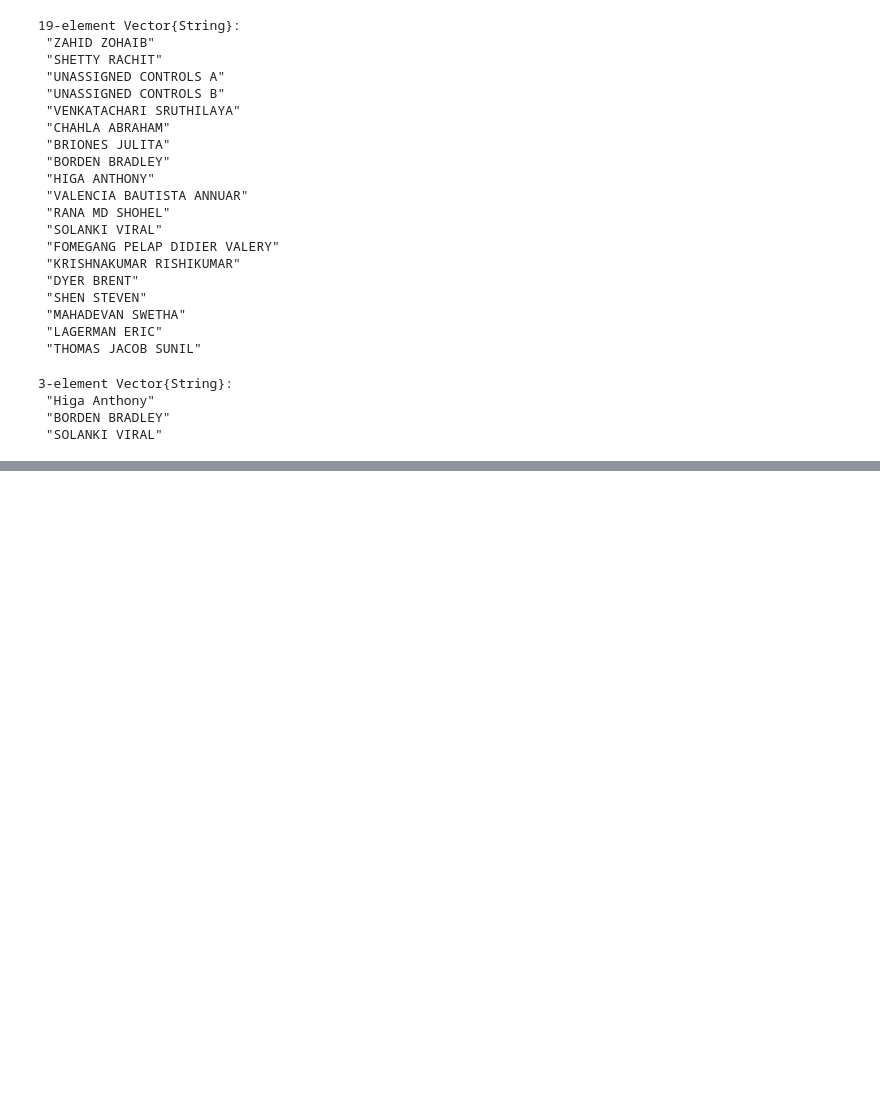
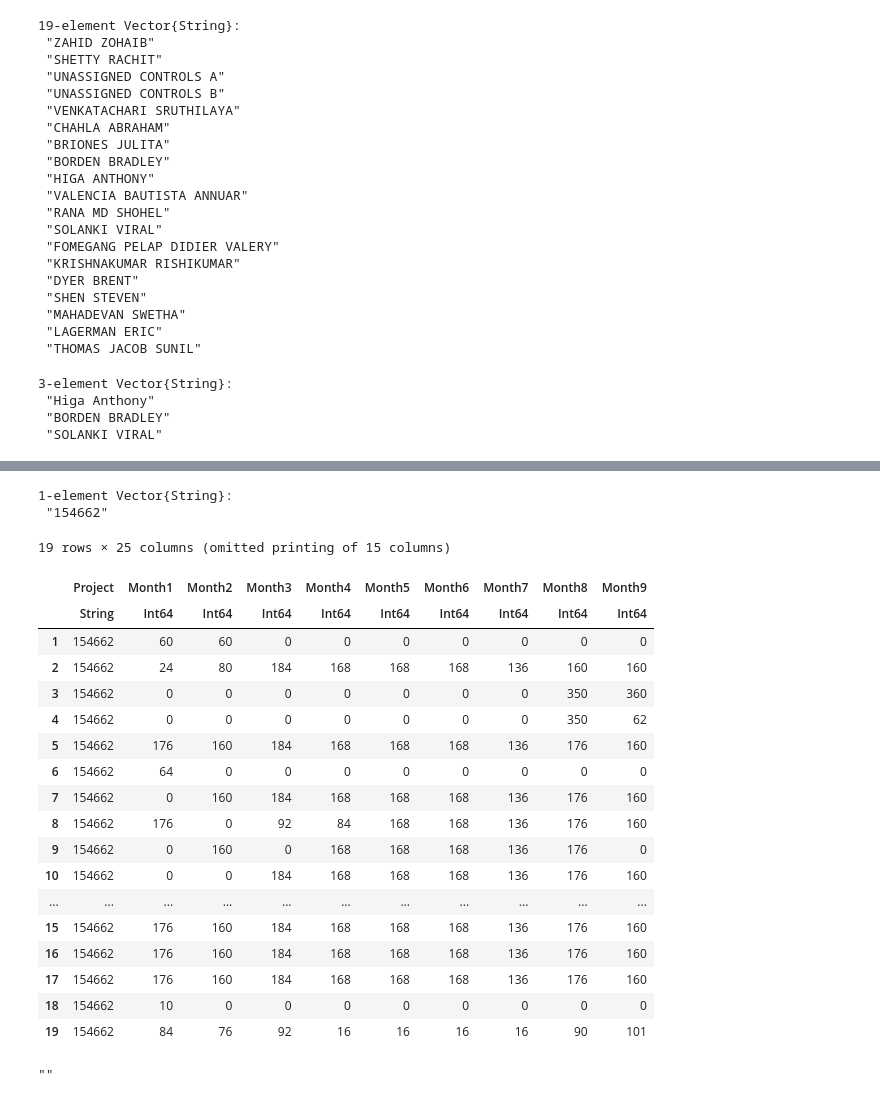
Before and after one commit to gjunqueira-sys/ResourceManagement.jl, a Jupyter notebook: src/sketchProject.ipynb, the cells around one changed output, grey strips where cells are left out. Cells and saved outputs as stored; diff of their text form; code cells hidden in the pictures; blank space fills up the shorter version.

```diff
--- a/src/sketchProject.ipynb
+++ b/src/sketchProject.ipynb
@@ -285,0 +258,2 @@ getNamedResources(team1)
+# %%
+TEAMTEST= TeamLabor()
@@ -285,0 +287,31 @@ getNamedResources(team1)
+# %%
+getProjectNumbers(TEAMTEST)
+# %% [output]
+1-element Vector{String}:
+ "154662"
+# %%
+TEAMTEST.FwdHoursForecast
+# %% [output]
+19 rows × 25 columns (omitted printing of 15 columns)
+|  | Project | Month1 | Month2 | Month3 | Month4 | Month5 | Month6 | Month7 | Month8 | Month9 |
+|  | String | Int64 | Int64 | Int64 | Int64 | Int64 | Int64 | Int64 | Int64 | Int64 |
+| 1 | 154662 | 60 | 60 | 0 | 0 | 0 | 0 | 0 | 0 | 0 |
+| 2 | 154662 | 24 | 80 | 184 | 168 | 168 | 168 | 136 | 160 | 160 |
+| 3 | 154662 | 0 | 0 | 0 | 0 | 0 | 0 | 0 | 350 | 360 |
+| 4 | 154662 | 0 | 0 | 0 | 0 | 0 | 0 | 0 | 350 | 62 |
+| 5 | 154662 | 176 | 160 | 184 | 168 | 168 | 168 | 136 | 176 | 160 |
+| 6 | 154662 | 64 | 0 | 0 | 0 | 0 | 0 | 0 | 0 | 0 |
+| 7 | 154662 | 0 | 160 | 184 | 168 | 168 | 168 | 136 | 176 | 160 |
+| 8 | 154662 | 176 | 0 | 92 | 84 | 168 | 168 | 136 | 176 | 160 |
+| 9 | 154662 | 0 | 160 | 0 | 168 | 168 | 168 | 136 | 176 | 0 |
+| 10 | 154662 | 0 | 0 | 184 | 168 | 168 | 168 | 136 | 176 | 160 |
+| ... | ... | ... | ... | ... | ... | ... | ... | ... | ... | ... |
+| 15 | 154662 | 176 | 160 | 184 | 168 | 168 | 168 | 136 | 176 | 160 |
+| 16 | 154662 | 176 | 160 | 184 | 168 | 168 | 168 | 136 | 176 | 160 |
+| 17 | 154662 | 176 | 160 | 184 | 168 | 168 | 168 | 136 | 176 | 160 |
+| 18 | 154662 | 10 | 0 | 0 | 0 | 0 | 0 | 0 | 0 | 0 |
+| 19 | 154662 | 84 | 76 | 92 | 16 | 16 | 16 | 16 | 90 | 101 |
+# %%
+TEAMTEST.Name
+# %% [output]
+""
```
Also changed, not shown: parts of 17 cells of this notebook, 5 other files.
